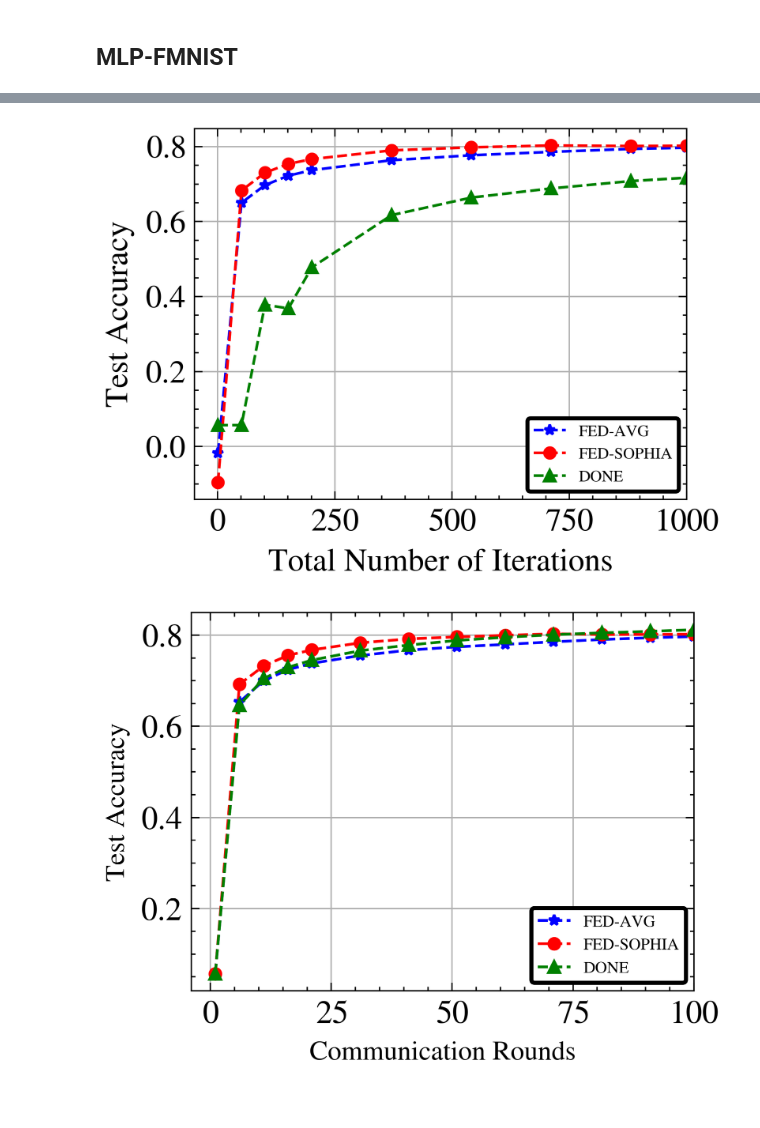
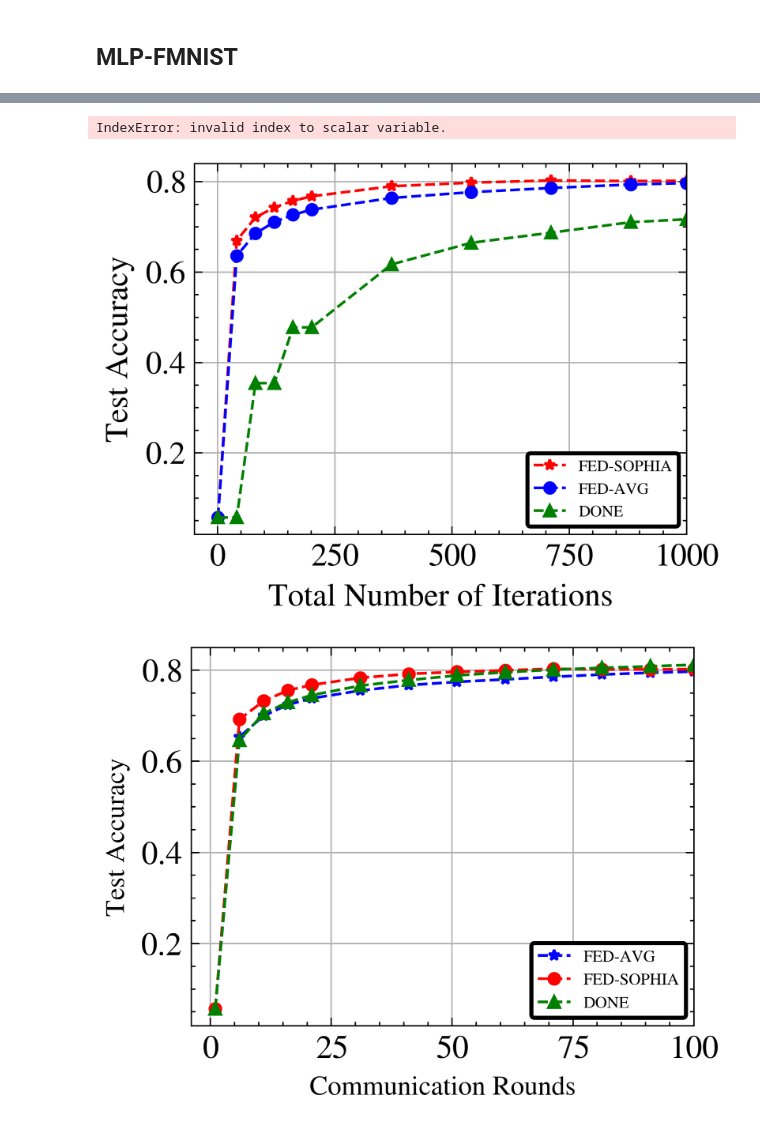
Before and after one commit to Ahmed-Khaled-Saleh/Fed-Sophia-pytorch, a Jupyter notebook: y_Results_clean.ipynb, the cells around one changed output, grey strips where cells are left out. Drawn from its saved outputs; the diff is of its cells as text; code cells hidden in the pictures.

```diff
--- a/y_Results_clean.ipynb
+++ b/y_Results_clean.ipynb
@@ -100,10 +100,10 @@ for i in range(100):
 fig, ax = plt.subplots()
 markers = ['*', 'o', '^']
 line_styles = ['--', '--', '--']
-colors = ['blue', 'red','green']
-labels = ['FED-AVG', 'FED-SOPHIA', 'DONE']
+colors = ['red', 'blue','green']
+labels = ['FED-SOPHIA', 'FED-AVG', 'DONE']
 iterations = np.arange(1, 100*10+1)  # Assuming 100 iterations
-avgs = [mlp_mnist_fedavg_acc_mu_ext, mlp_mnist_sophia_acc_mu_ext, mlp_mnist_done_acc_mu_ext[:1000]]
+avgs = [mlp_mnist_sophia_acc_mu_ext, mlp_mnist_fedavg_acc_mu_ext, mlp_mnist_done_acc_mu_ext[:1000]]
 avgs = [savgol_filter(avgs[i], 51, 3) for i in range(3)] # window size 51, polynomial order 3
 for i in range(3):
     x_data = np.concatenate([iterations[:20 * 10:50], iterations[20 * 10::150], iterations[-1:]])
@@ -158,10 +158,10 @@ fig, ax = plt.subplots()
 # Define markers, line styles, colors, and labels
 markers = ['*', 'o', '^']
 line_styles = ['--', '--', '--']
-colors = ['blue', 'red', 'green']
-labels = ['FEDAVG', 'FED-SOPHIA', 'DONE']
+colors = ['red', 'blue','green']
+labels = ['FED-SOPHIA', 'FED-AVG', 'DONE']
 
-avgs = [mlp_mnist_fedavg_acc_mu, mlp_mnist_sophia_acc_mu, mlp_mnist_done_acc_mu]
+avgs = [mlp_mnist_sophia_acc_mu, mlp_mnist_fedavg_acc_mu, mlp_mnist_done_acc_mu]
 # Plot the data
 for i in range(3):
     x_data = np.concatenate([iterations[:20:5], iterations[20::10], iterations[-1:]])
@@ -240,3 +240,5 @@ mlp_fmnist_fedavg_loss_mu, mlp_fmnist_fedavg_loss_std = get_mu_std(mlp_fmnist_fe
 mlp_fmnist_sophia_acc_mu, mlp_fmnist_sophia_acc_std = get_mu_std(mlp_fmnist_sophia_acc)
 mlp_fmnist_done_acc_mu, mlp_fmnist_done_acc_std = get_mu_std(mlp_fmnist_done_acc)
 mlp_fmnist_fedavg_acc_mu, mlp_fmnist_fedavg_acc_std = get_mu_std(mlp_fmnist_fedavg_acc)
+# %%
+mlp_fmnist_fedavg_acc_mu = mlp_fmnist_fedavg_acc[-2]
@@ -249,24 +269,36 @@ for i in range(100):
     for j in range(10):
         mlp_fmnist_fedavg_acc_mu_ext.append(mlp_fmnist_fedavg_acc_mu[i])
         mlp_fmnist_sophia_acc_mu_ext.append(mlp_fmnist_sophia_acc_mu[i])
+# %% [output]
+IndexError: invalid index to scalar variable.
 # %%
 for i in range(100):
     for j in range(80):
         mlp_fmnist_done_acc_mu_ext.append(mlp_fmnist_done_acc_mu[i])
 # %%
 # plot the total number of iteration (number of local epochs * number of communication rounds) vs the accuracy
-
 fig, ax = plt.subplots()
 markers = ['*', 'o', '^']
 line_styles = ['--', '--', '--']
-colors = ['blue', 'red','green']
-labels = ['FED-AVG', 'FED-SOPHIA', 'DONE']
+colors = ['red', 'blue','green']
+labels = ['FED-SOPHIA', 'FED-AVG', 'DONE']
 iterations = np.arange(1, 100*10+1)  # Assuming 100 iterations
-avgs = [mlp_fmnist_fedavg_acc_mu_ext, mlp_fmnist_sophia_acc_mu_ext, mlp_fmnist_done_acc_mu_ext[:1000]]
-avgs = [savgol_filter(avgs[i], 51, 3) for i in range(3)] # window size 51, polynomial order 3
+avgs = [mlp_fmnist_sophia_acc_mu_ext, mlp_fmnist_fedavg_acc_mu_ext, mlp_fmnist_done_acc_mu_ext[:1000]]
+from scipy.ndimage.filters import gaussian_filter1d
+# avgs[0] = gaussian_filter1d(avgs[0], sigma=20)
+# avgs[1] = gaussian_filter1d(avgs[1], sigma=2)
+# avgs = [savgol_filter(avgs[i], 30, 5) for i in range(1)]
+# avgs.append(mlp_fmnist_fedavg_acc_mu_ext)
+# avgs.append(mlp_fmnist_done_acc_mu_ext[:1000])
+# avgs[1] = savgol_filter(avgs[1], 20, 4,axis= 0, mode="mirror")
+# T = mlp_fmnist_sophia_acc_mu_ext
+# xnew = np.linspace(T.min(), T.max(), 300)
+# power = np.array(avgs[0])
+# power_smooth = spline(T, power, xnew)
+ # window size 51, polynomial order 3
 for i in range(3):
-    x_data = np.concatenate([iterations[:20 * 10:50], iterations[20 * 10::170], iterations[-1:]])
-    y_data = np.concatenate([avgs[i][:20*10:50], avgs[i][20*10::170], avgs[i][-1:]])
+    x_data = np.concatenate([iterations[:20 * 10:40], iterations[20 * 10::170], iterations[-1:]])
+    y_data = np.concatenate([avgs[i][:20*10:40], avgs[i][20*10::170], avgs[i][-1:]])
 
     ax.plot(x_data, y_data, marker=markers[i], linestyle=line_styles[i], color=colors[i], label=labels[i], markersize=4)
 
@@ -274,34 +306,34 @@ for i in range(3):
 # Control the size of the box using borderaxespad and borderpad
 legend = plt.legend(loc='lower right', \
                     bbox_to_anchor=(0.5, 0., 0.5, 0.5),\
                 frameon=True)
 
 
 # Adjust the padding using borderaxespad
 legend.get_frame().set_edgecolor('black')
 legend.get_frame().set_linewidth(1.5)
 legend.get_frame().set_facecolor('white')
 legend.get_frame().set_alpha(1)
 
 
 # Set tick label font size
 plt.tick_params(labelsize=12)
 
 # Customize your plot (e.g., labels, titles, etc.)
 ax.set_xlabel('Total Number of Iterations', fontsize=12)
 ax.set_ylabel('Test Accuracy', fontsize=12)
 # ax.set_title('Test Accuracy', fontsize=12)
 #set size for axis name
 plt.tick_params(labelsize=12)
 # set limit of x axis
 plt.xlim(right= 1000)
 ax.grid(True)
 # save plot
 plt.savefig('test_acc_mlp_fmnist_total.pdf')
 # Display the plot
 plt.show()
 # %% [output]
-[figure, old version]
+[figure, new version]
 # %%
 # plot acc
 fig, ax = plt.subplots()
```
Also changed, not shown: parts of 6 cells of this notebook, 3 other files.
